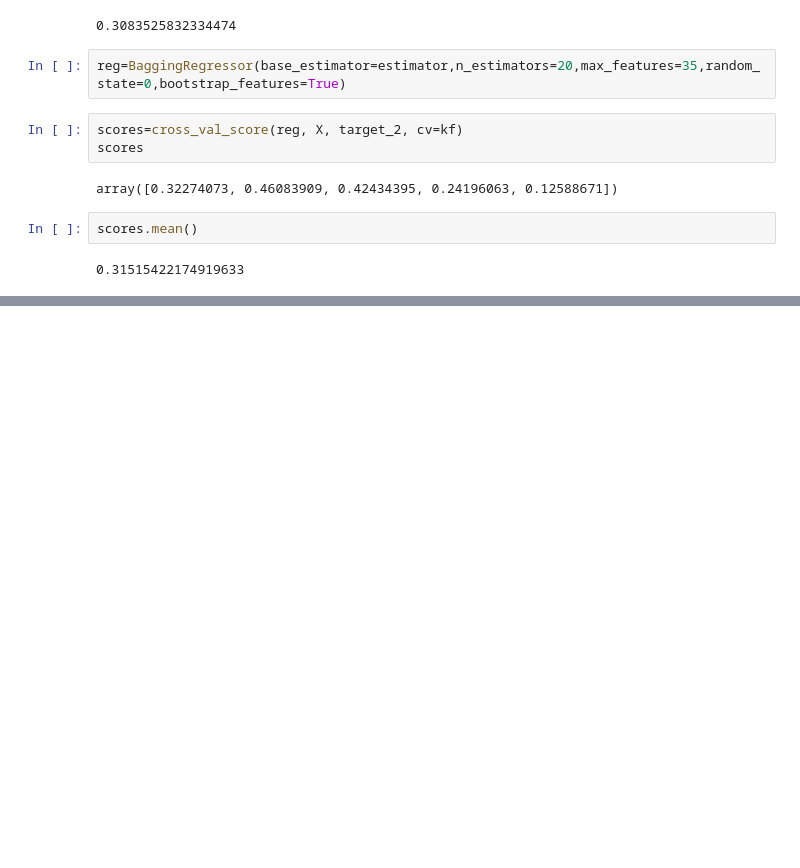
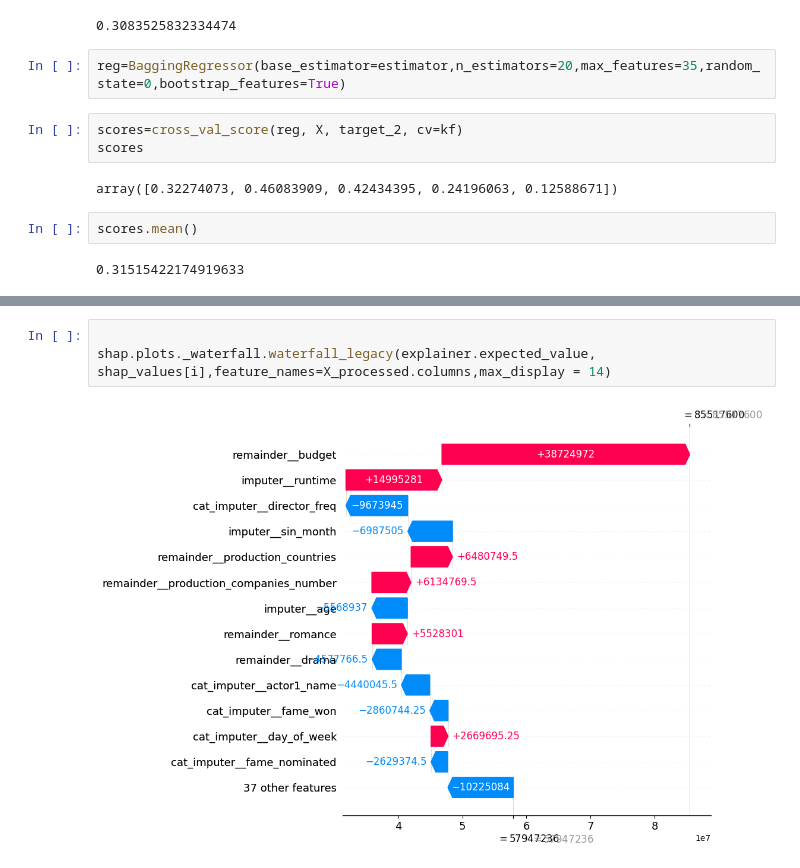
Before and after one commit to scienclick/pde_cap_mrp_zagros, a Jupyter notebook: notebooks/main_notebook.ipynb, the cells around one changed output, grey strips where cells are left out. Drawn from its saved outputs; the diff is of its cells as text; blank space fills up the shorter version.

```diff
--- a/notebooks/main_notebook.ipynb
+++ b/notebooks/main_notebook.ipynb
@@ -1063,0 +1082,5 @@ scores.mean()
+# %%
+
+shap.plots._waterfall.waterfall_legacy(explainer.expected_value, shap_values[i],feature_names=X_processed.columns,max_display = 14)
+# %% [output]
+[figure, added]
```
Also changed, not shown: parts of 32 cells of this notebook, 4 other files.
